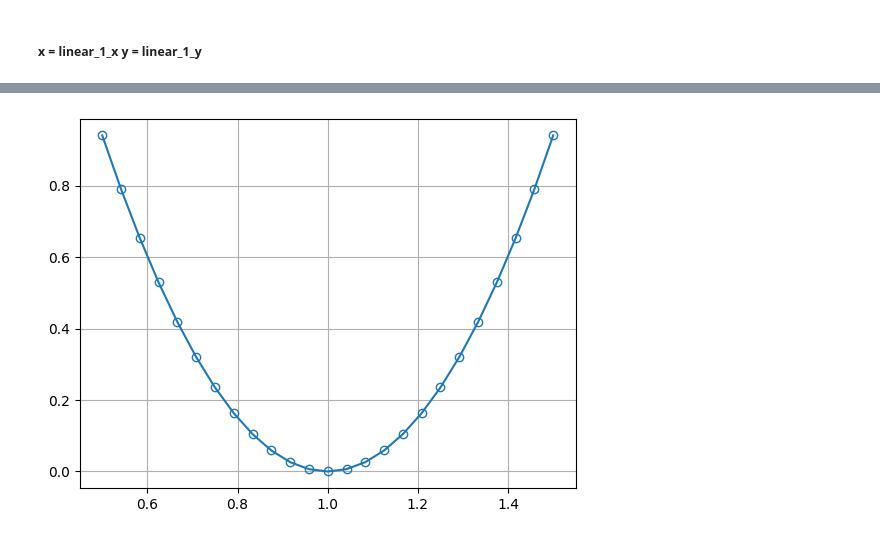
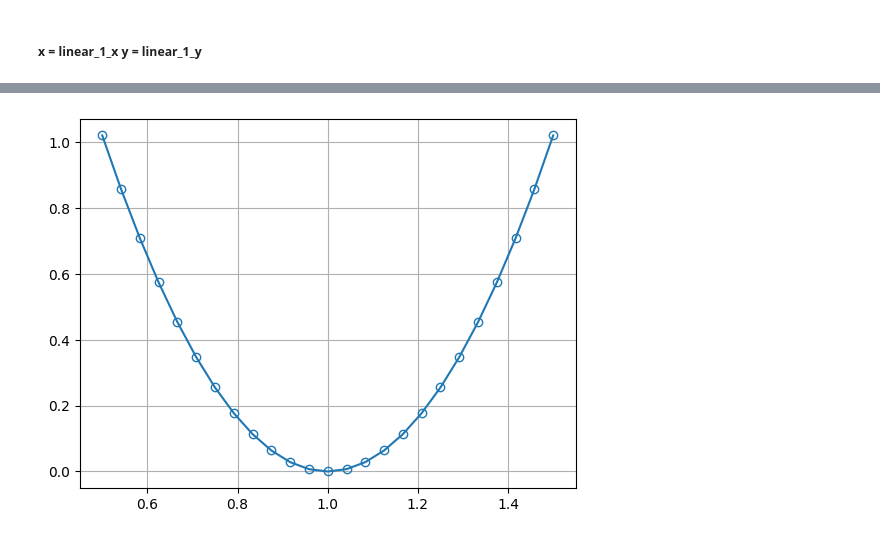
Before and after one commit to modernpacifist/engineering-of-machine-learning-urfu, a Jupyter notebook: math-basics-of-machine-learning/Notebooks/HW2_MBML.ipynb, the cells around one changed output, grey strips where cells are left out. Cells and saved outputs as stored; diff of their text form; code cells hidden in the pictures.

```diff
--- a/math-basics-of-machine-learning/Notebooks/HW2_MBML.ipynb
+++ b/math-basics-of-machine-learning/Notebooks/HW2_MBML.ipynb
@@ -59,10 +59,10 @@ linear_1_y, linear_1_y_true, linear_1_x = dataset(
     a=2,
     b=2,
     f=None,
-    N=150,
+    N=100,
     x_max=1,
     noise_power=0.1,
-    seed=33
+    seed=42
 )
 
 visualize_data(linear_1_y, linear_1_y_true, linear_1_x, 'Linear relation: 2x + 2')
@@ -260,10 +257,11 @@ print(f'Первая точка-признак {x_train[0]},\n Предсказ
 # %%
-decline = np.linspace(start = 0.5, stop = 1.5,num = 25) # созданим вектор "пропорций" от 50% до 150%
-yhat = decline * linear_1_y[0] # на примере 1 точке
-loss = loss_func(yhat, linear_1_y[0]) # посчитаем функцию потерь
-plt.plot(decline,loss,'-o', mfc = 'none'); plt.grid();  # визуализируем
+decline = np.linspace(start = 0.5, stop = 1.5, num = 25)
+yhat = decline * linear_1_y[0]
+loss = loss_func(yhat, linear_1_y[0])
+plt.plot(decline,loss,'-o', mfc = 'none')
+plt.grid()
 # %% [output]
-[figure, old version]
+[figure, new version]
 # %%
 def grad_loss(y_hat, y, X, add_bias = True):
     """Оценим градиент функции потерь
```
Also changed, not shown: parts of 26 cells of this notebook.
